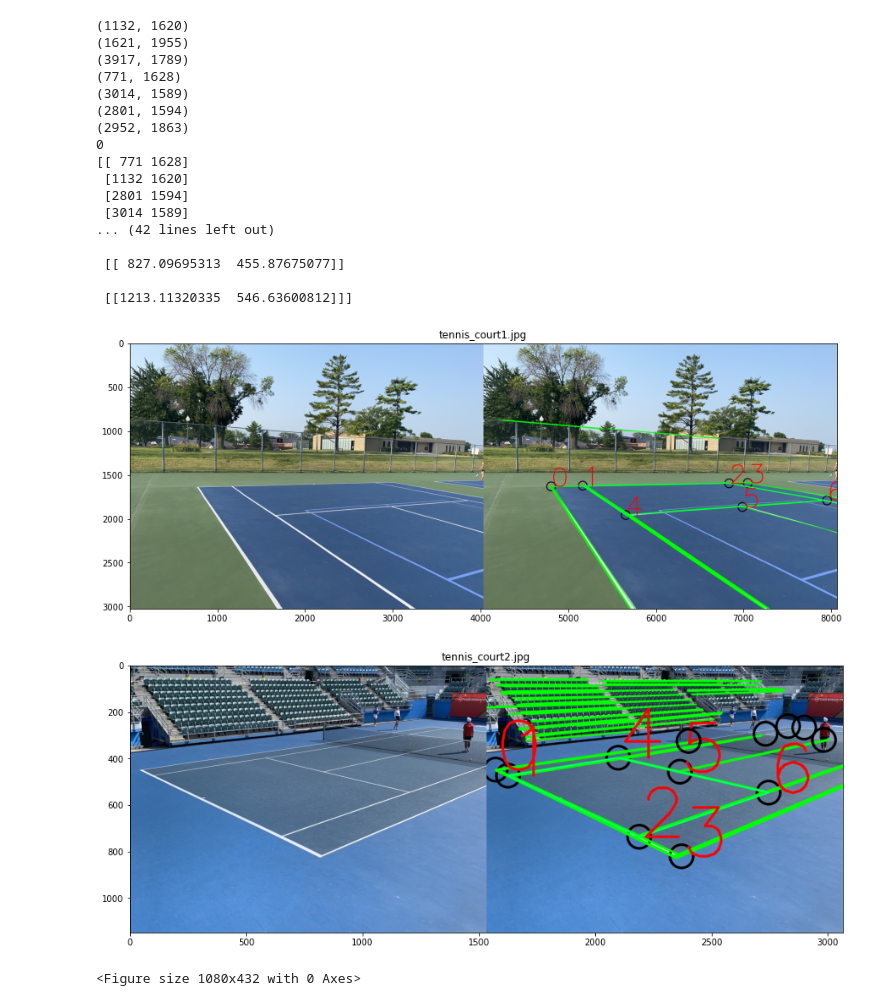
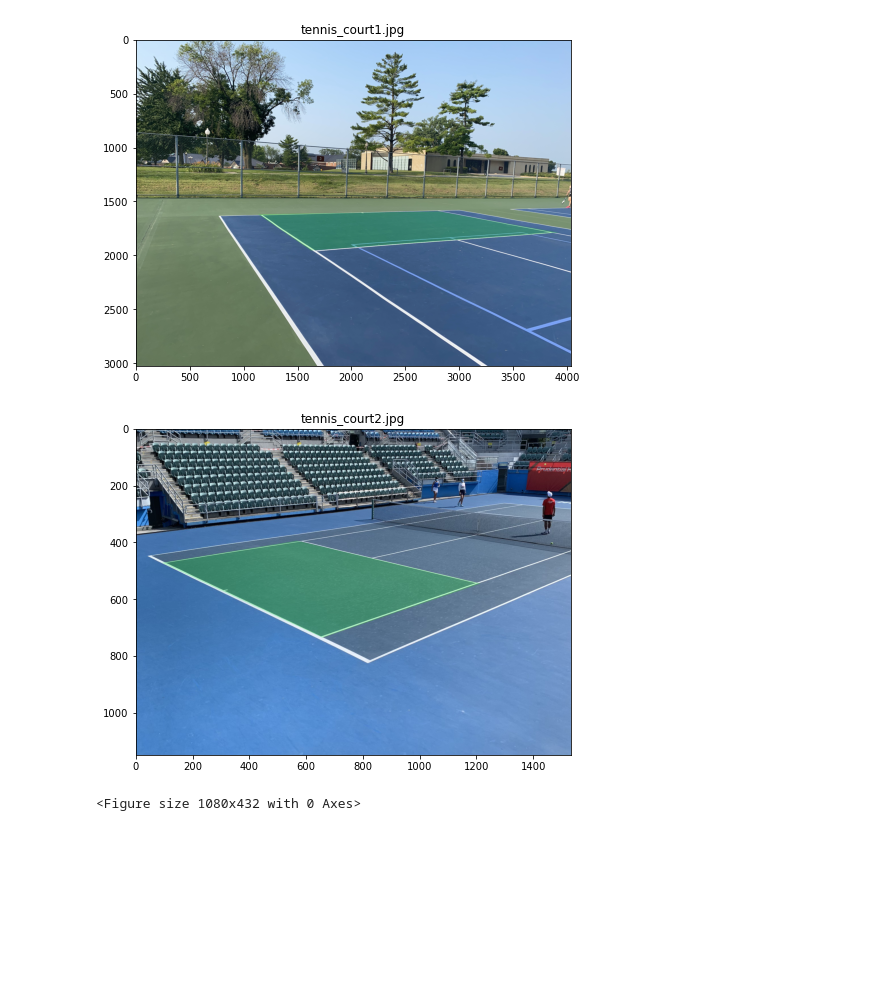
Before and after one commit to TrevMasterFlex/tennis_court, a Jupyter notebook: tennis_court.ipynb, the cells around one changed output. Cells and saved outputs as stored; diff of their text form; code cells hidden in the pictures; blank space fills up the shorter version.

```diff
--- a/tennis_court.ipynb
+++ b/tennis_court.ipynb
@@ -50,8 +50,8 @@ def check_if_court_feature(point, other_point, line):
 
                 if add_point:
                     court_points.append({"point_x": point_x, "point_y": point_y, "m0": m0, "m1": m1, "b0": point_y - point_x*m0, "b1": point_y - point_x*m1})
-                    print(point)
-                    cv2.circle(line_img, point, 50, 0, thickness=10)
+#                     print(point)
+#                     cv2.circle(line_img, point, 50, 0, thickness=10)
 
 def process_image(image):
     global line_img
@@ -63,6 +63,7 @@ def process_image(image):
     max_line_gap = round(width/200)
     hough_threshold = round(width/2)
     line_img = rgb_img.copy()
+#     line_img = cv2.cvtColor(line_img, cv2.COLOR_RGB2RGBA)
     dilated = cv2.dilate(cv2.Canny(cv2.cvtColor(rgb_img, cv2.COLOR_RGB2GRAY), canny_threshold0, canny_threshold1, apertureSize = 3), np.ones((dilation_level, dilation_level)))
     linesP = cv2.HoughLinesP(dilated, 1, np.pi/180, hough_threshold, None, min_line_distance, max_line_gap)
     number_of_lines = len(linesP)
@@ -72,7 +73,7 @@ def process_image(image):
         s0 = linesP[i][0]
         s0end0 = (s0[0], s0[1])
         s0end1 = (s0[2], s0[3])
-        cv2.line(line_img, s0end0, s0end1, (0, 255, 0), 5, cv2.LINE_AA)
+#         cv2.line(line_img, s0end0, s0end1, (0, 255, 0), 5, cv2.LINE_AA)
 
         for j in range(i+1, number_of_lines):
             s1 = linesP[j][0]
@@ -92,7 +93,7 @@ def process_image(image):
         while starting_idx < 7 and not three_and_four_set_found:
             slope0_idxs = [starting_idx]
             slope1_idxs = [starting_idx]
-            print(starting_idx)
+#             print(starting_idx)
 
             for comparitor_idx in range(7):
                 if starting_idx != comparitor_idx:
@@ -134,62 +135,57 @@ def process_image(image):
                     sp = slanted_set[idx]
                     pts.append([sp["point_x"], sp["point_y"]])
 
-                cv2.polylines(line_img,[np.array(pts)],True,(0,255,255),2)
+#                 m = np.zeros(line_img.shape, dtype=np.uint8)
+                m = line_img.copy()
+#                 cv2.polylines(m,[np.array(pts)],True,(0,255,255),2)
+                cv2.fillPoly(m, [np.array(pts)], (0,255,0))
+                alpha = .8
+                beta = (1.0 - alpha)
+                line_img = cv2.addWeighted(line_img, alpha, m, beta, 0.0)
+#                 cv2.fillPoly(line_img, [np.array(pts)], (255,255,255))
                 dst = np.array([[sp["point_x"], sp["point_y"]] for sp in slanted_set])
 
-                for i in range(7):
-                    cv2.putText(line_img, str(i), (dst[i][0], dst[i][1]), cv2.FONT_HERSHEY_SIMPLEX, 10, 255, 10)
+#                 for i in range(7):
+#                     cv2.putText(line_img, str(i), (dst[i][0], dst[i][1]), cv2.FONT_HERSHEY_SIMPLEX, 10, 255, 10)
 
                 src = np.array([[0, 0], [1372, 0], [9601, 0], [10973, 0],
                         [1372, 5486], [5486, 5486], [9601, 5486]])
 
                 h, _ = cv2.findHomography(src, dst)
 
                 src2 = np.array([[[0, 0]], [[1372, 0]], [[9601, 0]], [[10973, 0]],
                         [[1372, 5486]], [[5486, 5486]], [[9601, 5486]]], dtype = float)
 
                 new_yo = cv2.perspectiveTransform(src2, h)
-                print(dst)
-                print(new_yo)
+#                 print(dst)
+#                 print(new_yo)
                 net2 = np.array([[[0, 11887]], [[10973, 11887]]], dtype=float)
                 net3 = cv2.perspectiveTransform(net2, h)
-                cv2.circle(line_img, (int(net3[0][0][0]), int(net3[0][0][1])), 50, 0, thickness=10)
-                cv2.circle(line_img, (int(net3[1][0][0]), int(net3[1][0][1])), 50, 0, thickness=10)
+#                 cv2.circle(line_img, (int(net3[0][0][0]), int(net3[0][0][1])), 50, 0, thickness=10)
+#                 cv2.circle(line_img, (int(net3[1][0][0]), int(net3[1][0][1])), 50, 0, thickness=10)
 
                 others = np.array([[[1372, 18288]], [[5486, 18288]], [[9601, 18288]],
                     [[0, 23774]], [[1372, 23774]], [[9601, 23774]], [[10973, 23774]]], dtype=float)
 
                 others2 = cv2.perspectiveTransform(others, h)
-                for other in others2:
-                    cv2.circle(line_img, (int(other[0][0]), int(other[0][1])), 50, 0, thickness=10)
 
+#                 for other in others2:
+#                     cv2.circle(line_img, (int(other[0][0]), int(other[0][1])), 50, 0, thickness=10)
+
+#     plt.title(image)
+#     plt.imshow(np.concatenate((rgb_img, line_img), axis=1))
+#     plt.imshow(rgb_img)
+#     plt.figure()
     plt.title(image)
-    plt.imshow(np.concatenate((rgb_img, line_img), axis=1))
+    plt.imshow(line_img)
     plt.figure()
 
 directory = 'tennis_court_images'
 plt.rcParams["figure.figsize"] = 15, 6
 
 for image in os.listdir('tennis_court_images'):
     process_image(image)
 # %% [output]
-(1132, 1620)
-(1621, 1955)
-(3917, 1789)
-(771, 1628)
-(3014, 1589)
-(2801, 1594)
-(2952, 1863)
-0
-[[ 771 1628]
- [1132 1620]
- [2801 1594]
- [3014 1589]
-... (42 lines left out)
-
- [[ 827.09695313  455.87675077]]
-
- [[1213.11320335  546.63600812]]]
-[figure, old version]
+[figure, new version]
-[figure, old version]
+[figure, new version]
-<Figure size 1080x432 with 0 Axes>
+<Figure size 1080x432 with 0 Axes>
```
